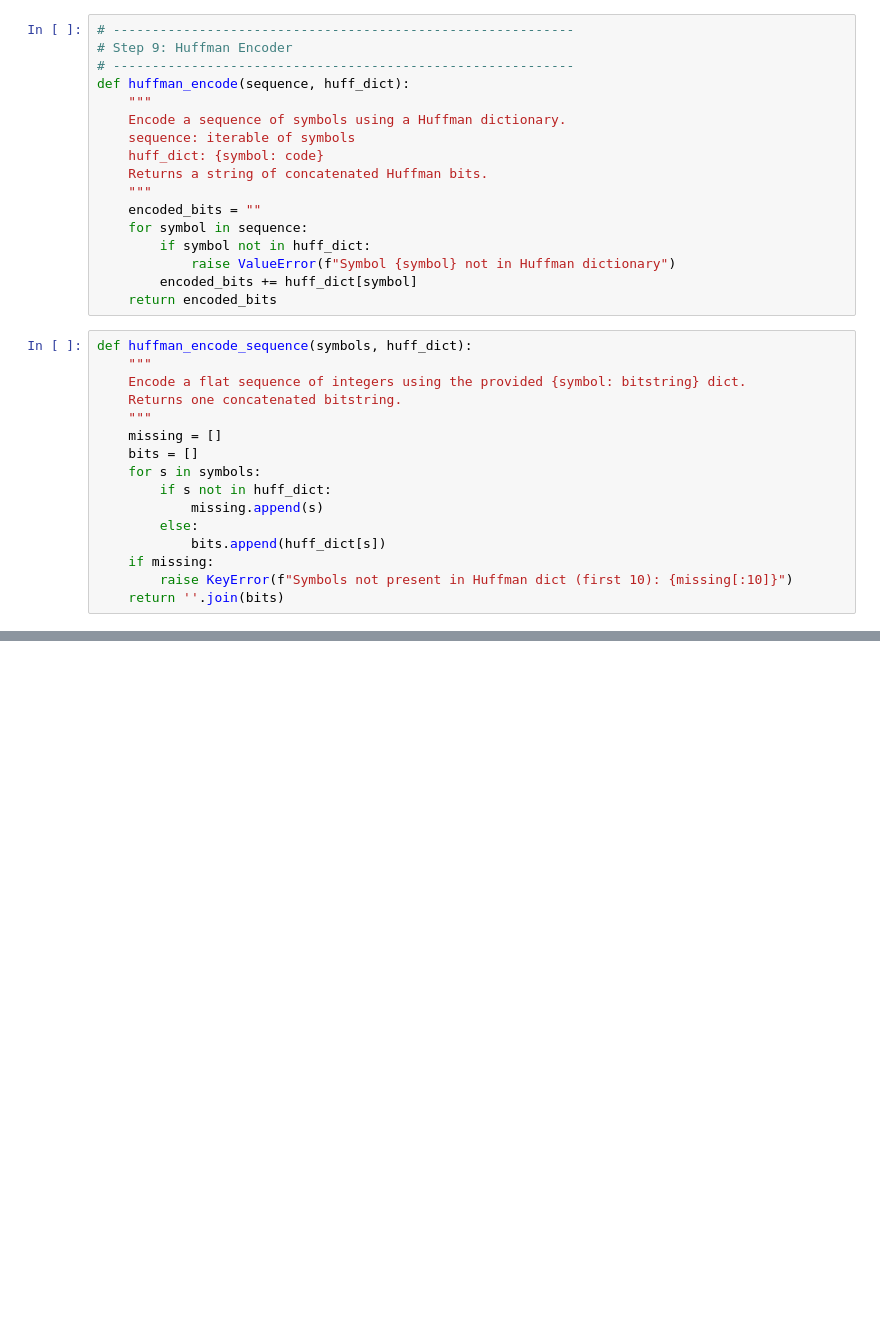
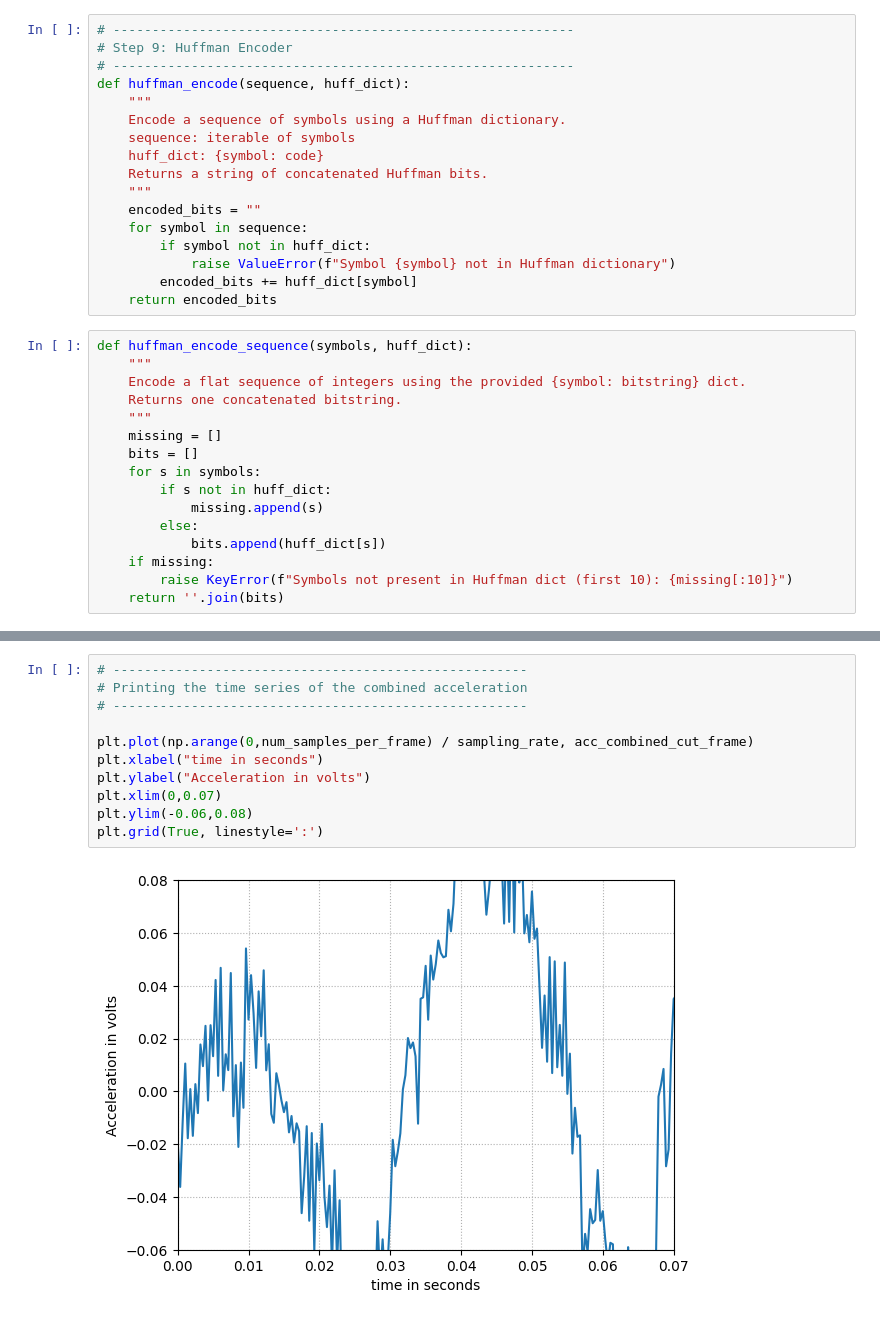
Before and after one commit to cwcyenk/PVC-SLP-Reproduction, a Jupyter notebook: PVC-SLP_encoder.ipynb, the cells around one changed output, grey strips where cells are left out. Drawn from its saved outputs; the diff is of its cells as text; blank space fills up the shorter version.

```diff
--- a/PVC-SLP_encoder.ipynb
+++ b/PVC-SLP_encoder.ipynb
@@ -376,0 +382,13 @@ KeyError: 'Symbols not present in Huffman dict (first 10): [-2]'
+# %%
+# -----------------------------------------------------
+# Printing the time series of the combined acceleration
+# -----------------------------------------------------
+
+plt.plot(np.arange(0,num_samples_per_frame) / sampling_rate, acc_combined_cut_frame)
+plt.xlabel("time in seconds")
+plt.ylabel("Acceleration in volts")
+plt.xlim(0,0.07)
+plt.ylim(-0.06,0.08)
+plt.grid(True, linestyle=':')
+# %% [output]
+[figure, added]
```
Also changed, not shown: parts of 6 cells of this notebook.
